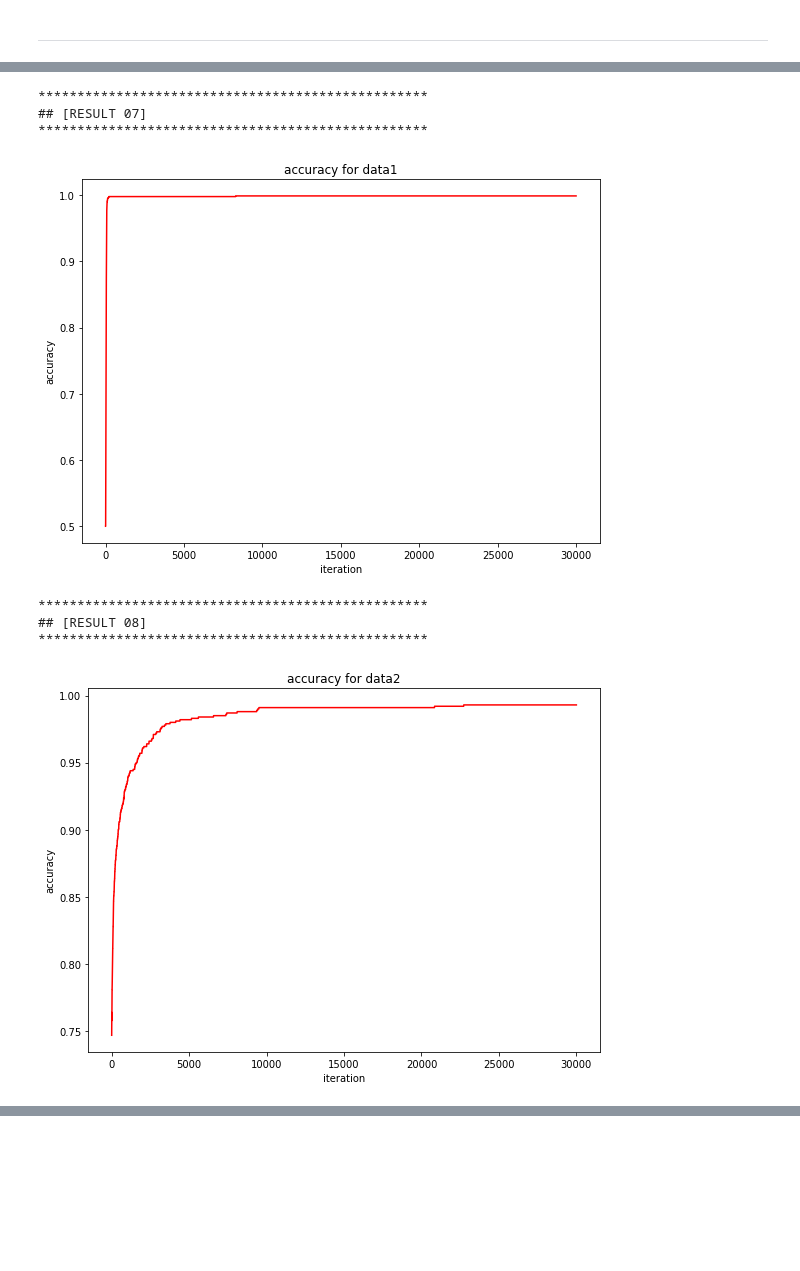
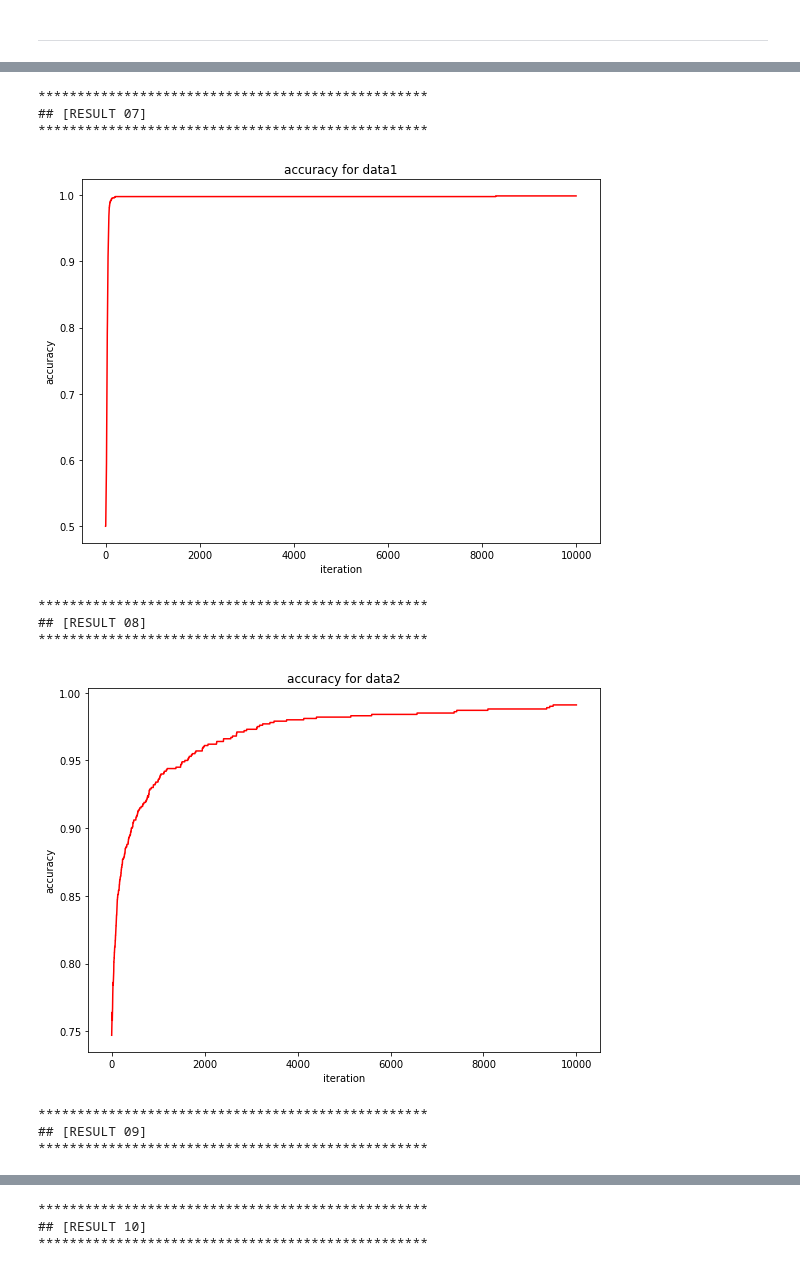
Before and after one commit to youngkwon02/machine-learning-assignment, a Jupyter notebook: assignment-09/assignment_09.ipynb, the cells around one changed output, grey strips where cells are left out. Drawn from its saved outputs; the diff is of its cells as text; code cells hidden in the pictures; blank space fills up the shorter version.

Commit message:
feat: 09/result_function 09, 10

```diff
--- a/assignment-09/assignment_09.ipynb
+++ b/assignment-09/assignment_09.ipynb
@@ -277,8 +277,8 @@ def compute_accuracy(theta, feature, label):
 # %% [markdown]
 ## initialize the gradient descent algorithm
 # %%
-data1_number_iteration   = 30000
-data2_number_iteration   = 30000
+data1_number_iteration   = 10000
+data2_number_iteration   = 10000
 
 data1_learning_rate   = 0.1
 data2_learning_rate   = 0.1
@@ -541,7 +570,7 @@ ___
 # %% [markdown]
 ___
 # %%
-number_result = 8
+number_result = 10
 
 for i in range(number_result):
     title = '## [RESULT {:02d}]'.format(i+1)
@@ -579,8 +608,11 @@ final accuracy for data2 =  0.9930000000
 **************************************************
 ## [RESULT 07]
 **************************************************
-[figure, old version]
+[figure, new version]
 **************************************************
 ## [RESULT 08]
 **************************************************
-[figure, old version]
+[figure, new version]
+**************************************************
+## [RESULT 09]
+**************************************************
@@ -586,0 +620,3 @@ final accuracy for data2 =  0.9930000000
+**************************************************
+## [RESULT 10]
+**************************************************
```
Also changed, not shown: parts of 3 cells of this notebook.
